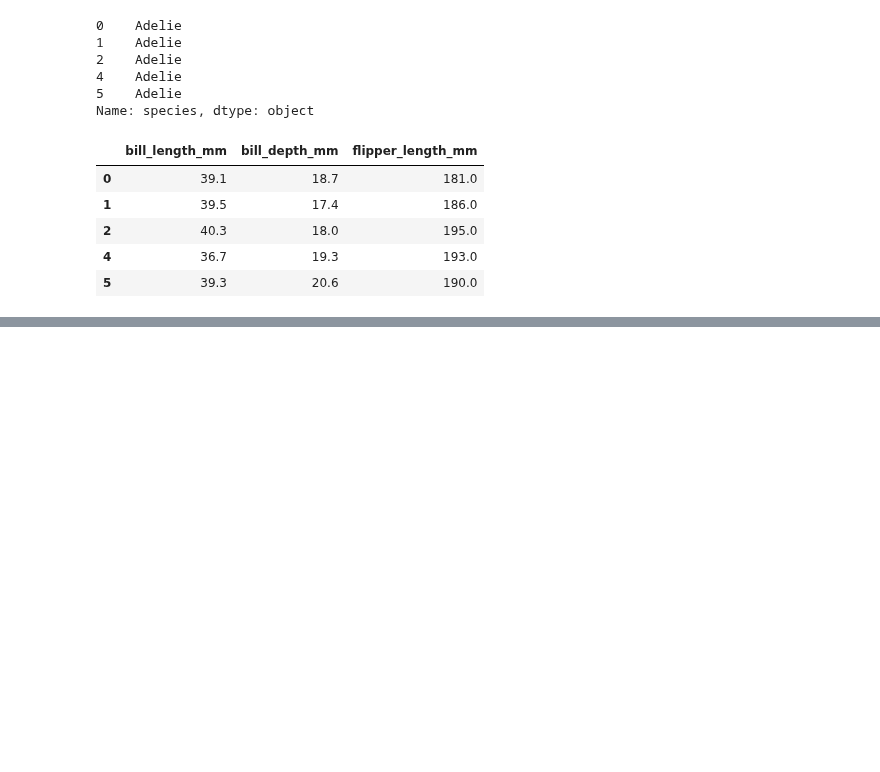
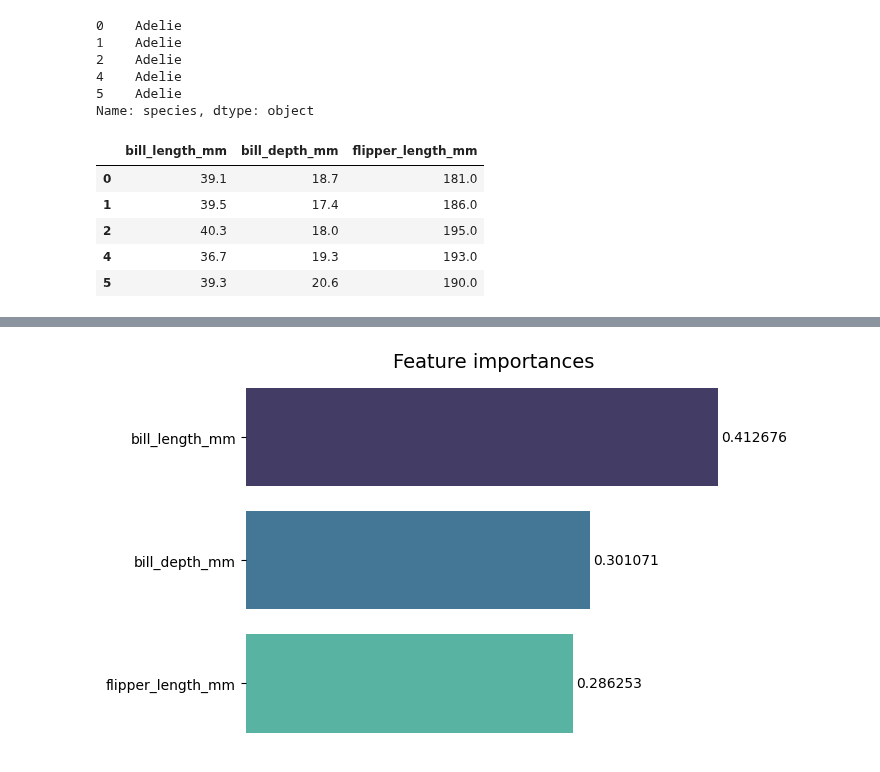
Before and after one commit to cassiasamp/logreg, a Jupyter notebook: notebooks/rf-feature-importances.ipynb, the cells around one changed output, grey strips where cells are left out. Drawn from its saved outputs; the diff is of its cells as text; code cells hidden in the pictures; blank space fills up the shorter version.

Commit message:
adding more stages to the chart

```diff
--- a/notebooks/rf-feature-importances.ipynb
+++ b/notebooks/rf-feature-importances.ipynb
@@ -135,0 +147,17 @@ for value in g.containers:
+# %%
+g = sns.barplot(data=importances_df,
+                x="importances",
+                y="feature_names",
+
+                # adding mako palette
+                palette="mako")
+sns.despine(bottom=True, left=True)
+g.set_title("Feature importances", fontsize=14)
+g.set(xticks=[])
+g.set(xlabel=None)
+g.set(ylabel=None)
+for value in g.containers:
+    g.bar_label(value,
+                padding=2)
+# %% [output]
+[figure, added]
```
Also changed, not shown: parts of 20 cells of this notebook, 5 other files.
